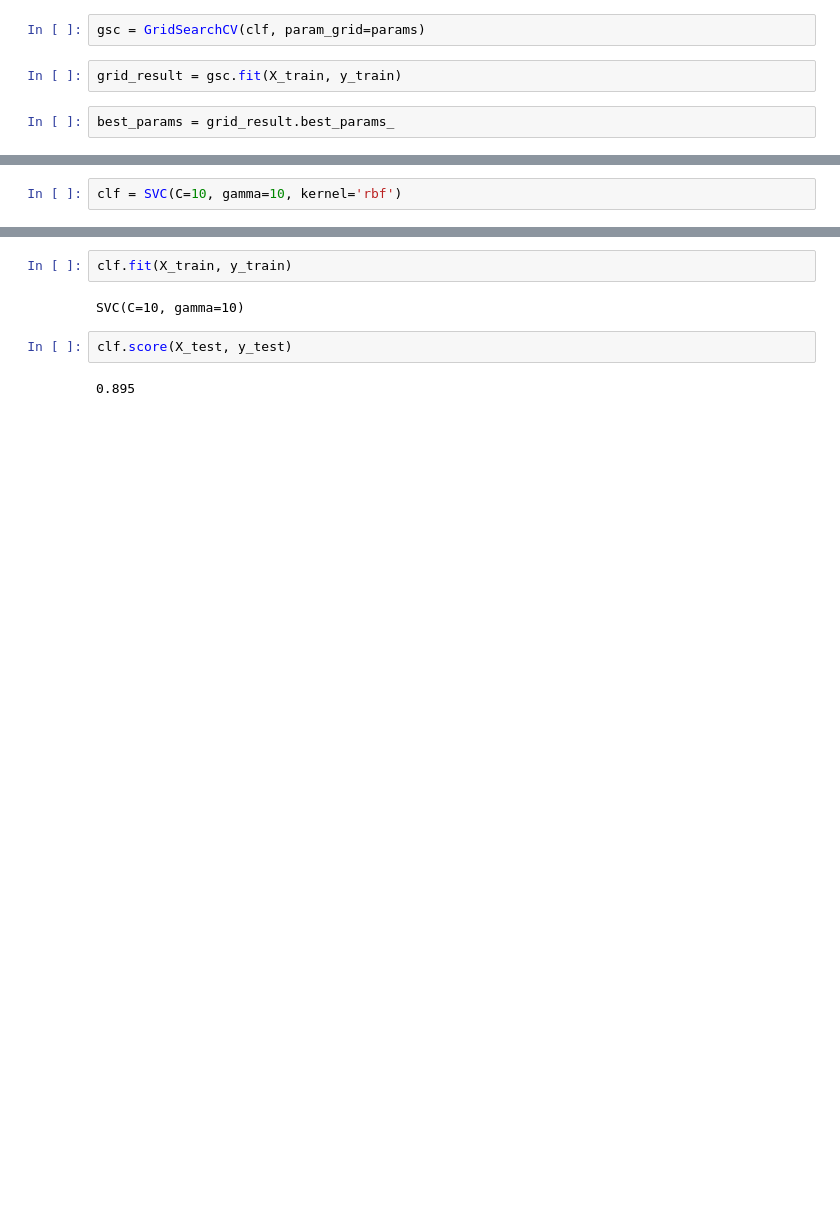
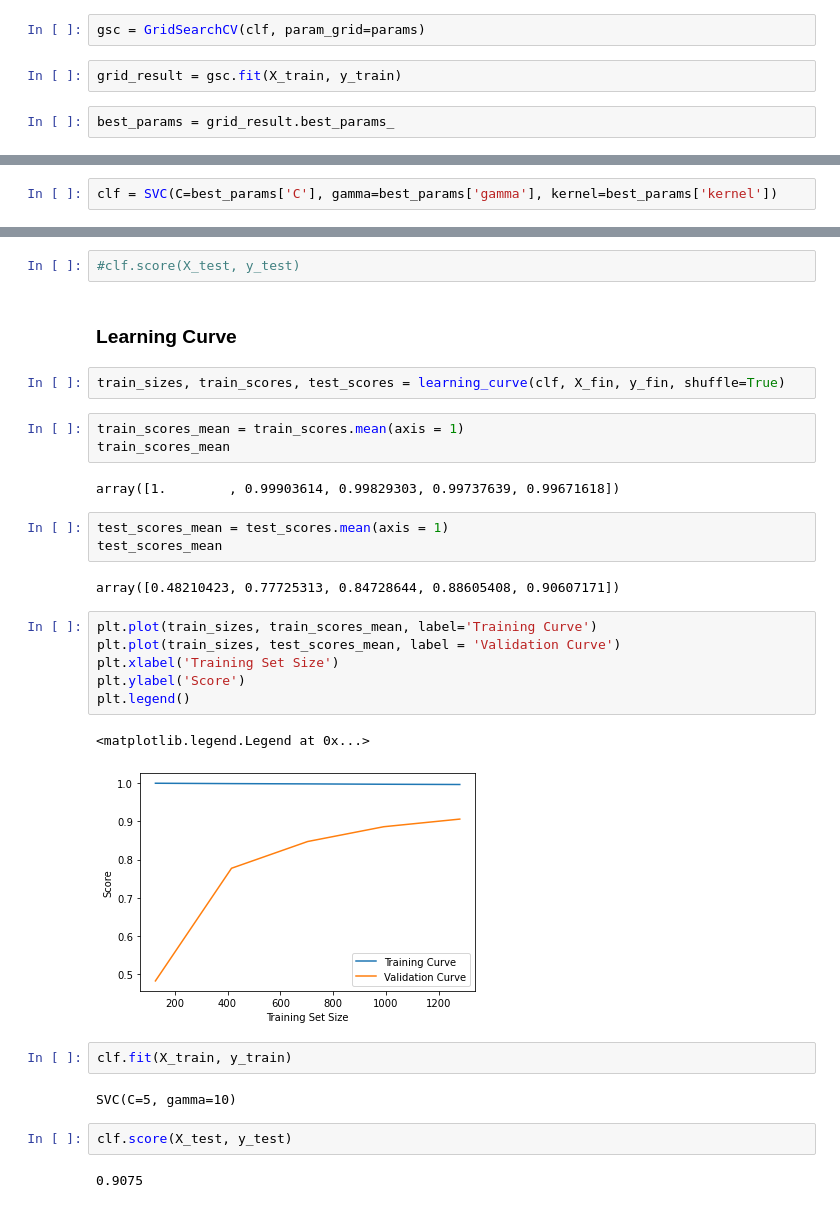
Before and after one commit to thesuhas/Leaf-Classification-Medicinal, a Jupyter notebook: svc.ipynb, the cells around one changed output, grey strips where cells are left out. Cells and saved outputs as stored; diff of their text form; blank space fills up the shorter version.

Commit message:
Did learning curve and optimised a bit

```diff
--- a/svc.ipynb
+++ b/svc.ipynb
@@ -176,2 +177,2 @@ best_params
 # %%
-clf = SVC(C=10, gamma=10, kernel='rbf')
+clf = SVC(C=best_params['C'], gamma=best_params['gamma'], kernel=best_params['kernel'])
@@ -178,8 +181,33 @@ clf = SVC(C=10, gamma=10, kernel='rbf')
+# %%
+#clf.score(X_test, y_test)
+# %% [markdown]
+### Learning Curve
+# %%
+train_sizes, train_scores, test_scores = learning_curve(clf, X_fin, y_fin, shuffle=True)
+# %%
+train_scores_mean = train_scores.mean(axis = 1)
+train_scores_mean
+# %% [output]
+array([1.        , 0.99903614, 0.99829303, 0.99737639, 0.99671618])
+# %%
+test_scores_mean = test_scores.mean(axis = 1)
+test_scores_mean
+# %% [output]
+array([0.48210423, 0.77725313, 0.84728644, 0.88605408, 0.90607171])
+# %%
+plt.plot(train_sizes, train_scores_mean, label='Training Curve')
+plt.plot(train_sizes, test_scores_mean, label = 'Validation Curve')
+plt.xlabel('Training Set Size')
+plt.ylabel('Score')
+plt.legend()
+# %% [output]
+<matplotlib.legend.Legend at 0x...>
+[figure, added]
 # %%
 clf.fit(X_train, y_train)
 # %% [output]
-SVC(C=10, gamma=10)
+SVC(C=5, gamma=10)
 # %%
 clf.score(X_test, y_test)
 # %% [output]
-0.895
+0.9075
```
Also changed, not shown: parts of 5 cells of this notebook.
